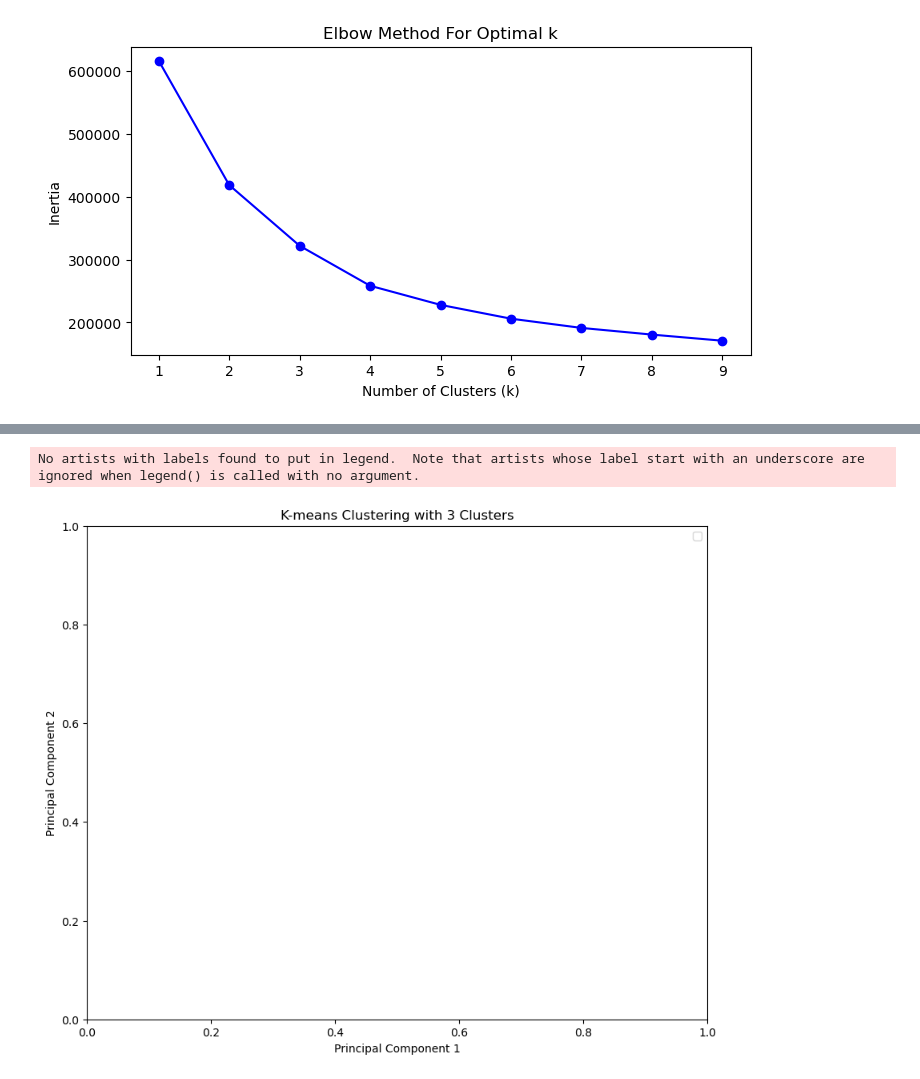
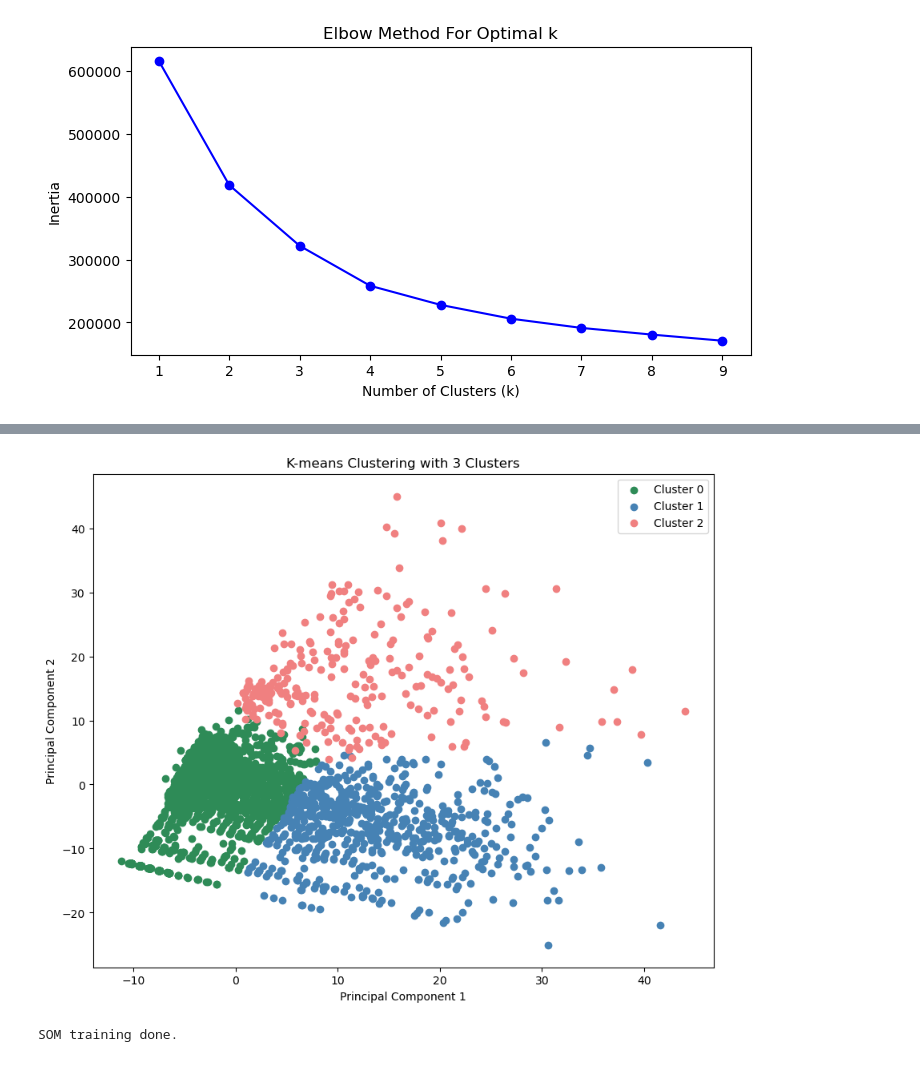
Before and after one commit to GelsonSze/CSC713M-MCO, a Jupyter notebook: CSC713M MCO.ipynb, the cells around one changed output, grey strips where cells are left out. Drawn from its saved outputs; the diff is of its cells as text; code cells hidden in the pictures.

```diff
--- a/CSC713M MCO.ipynb
+++ b/CSC713M MCO.ipynb
@@ -524,7 +524,6 @@ Test Accuracy with Selected Features: 0.7289
 # %% [markdown]
 #### PCA
 # %%
-mms = MinMaxScaler()
 X_scaled = OHE_df.drop(columns=['Target']) #only used for visualization
 X_train_scaled = X_train
 X_val_scaled = X_val
@@ -535,6 +534,9 @@ X_train_pca = pca.fit_transform(X_train_scaled)
 X_val_pca = pca.fit_transform(X_val_scaled)
 X_test_pca = pca.transform(X_test_scaled)
 
-explained_variance = pca.explained_variance_ratio_
-explained_variance
+components = pca.components_
+
+print("\nFirst Coefficient from Each of the First Nine Components:")
+for i, component in enumerate(components[:9]):
+    print(f"Component {i+1}: Coefficient: {component[0]:.4f}")
 # %% [output]
@@ -1058,31 +1092,27 @@ Optimal k according to DBI: 3 with a DBI of 0.9306259298146554
 # %%
 kmeans = KMeans(n_clusters=3, random_state=42)
 clusters = kmeans.fit_predict(all_features_df)
 
-# pca = PCA(n_components=2)  # for 2 principal components
-# principal_components = pca.fit_transform(all_features_df) #all_features_df has already been scaled
+pca = PCA(n_components=2)  # for 2 principal components
+principal_components = pca.fit_transform(all_features_df) #all_features_df has already been scaled
 
 # adding cluster info to the DataFrame
 df['Cluster'] = clusters
 
 colors = ['seagreen', 'steelblue', 'lightcoral']
 
 plt.figure(figsize=(10, 8))
-# for i in range(3):
-#     pc_cluster = principal_components[clusters == i]
-#     plt.scatter(pc_cluster[:, 0], pc_cluster[:, 1], c=colors[i], label=f'Cluster {i}', marker='o')
+for i in range(3):
+    pc_cluster = principal_components[clusters == i]
+    plt.scatter(pc_cluster[:, 0], pc_cluster[:, 1], c=colors[i], label=f'Cluster {i}', marker='o')
 plt.title('K-means Clustering with 3 Clusters')
 plt.xlabel('Principal Component 1')
 plt.ylabel('Principal Component 2')
 plt.legend()
 
-
-
-# Show the plot
 plt.show()
 # %% [output]
-No artists with labels found to put in legend.  Note that artists whose label start with an underscore are ignored when legend() is called with no argument.
-[figure, old version]
+[figure, new version]
 # %%
 class SOM:
     def __init__(self, m, n, dim, sigma=1.0, learning_rate=0.3):
@@ -1118,3 +1148,6 @@ class SOM:
 # %%
 som = SOM(m=12, n=12, dim=all_features_df.shape[1], sigma=1.0, learning_rate= 0.3)
 som.train(all_features_df.values,100000)
+print("SOM training done.")
+# %% [output]
+SOM training done.
```
Also changed, not shown: parts of 18 cells of this notebook.
